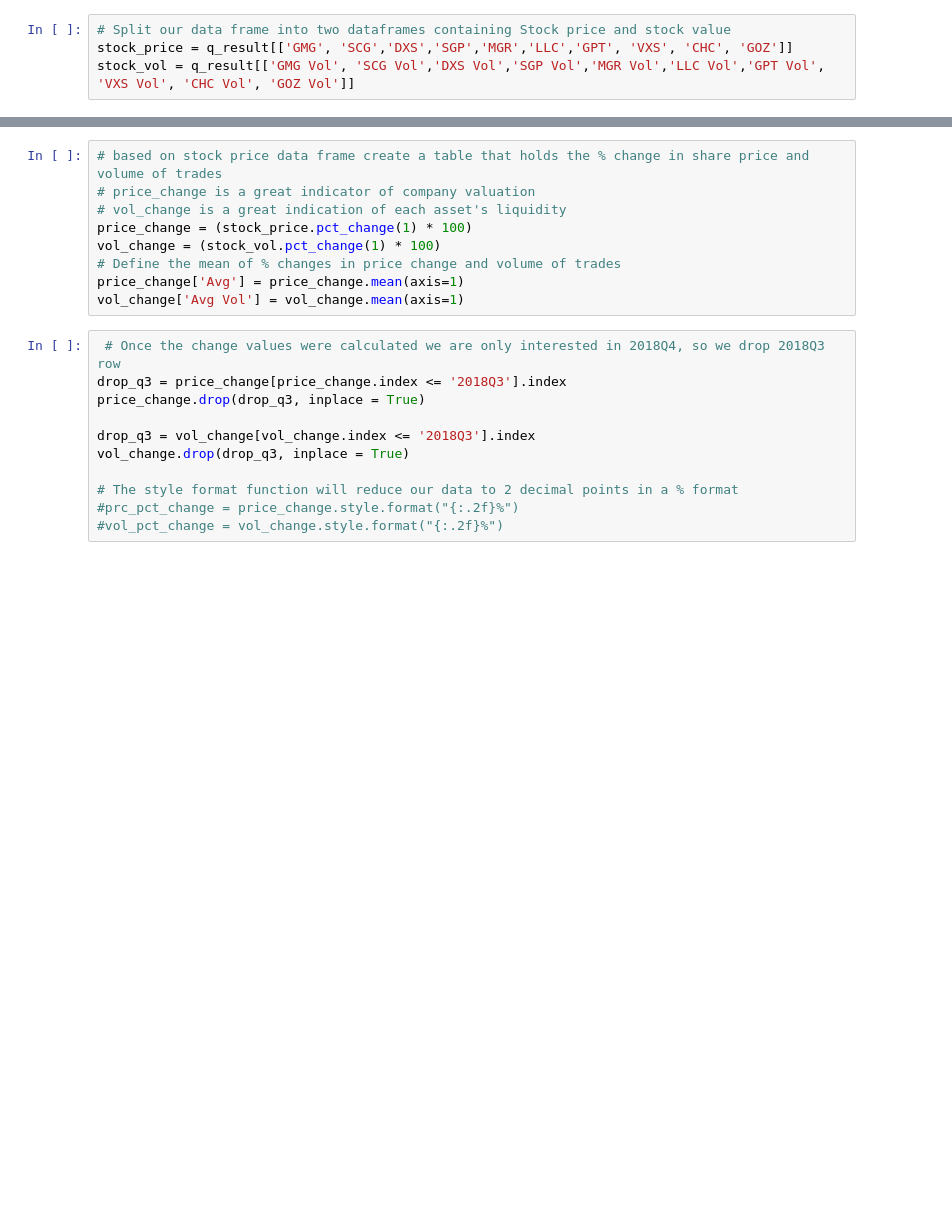
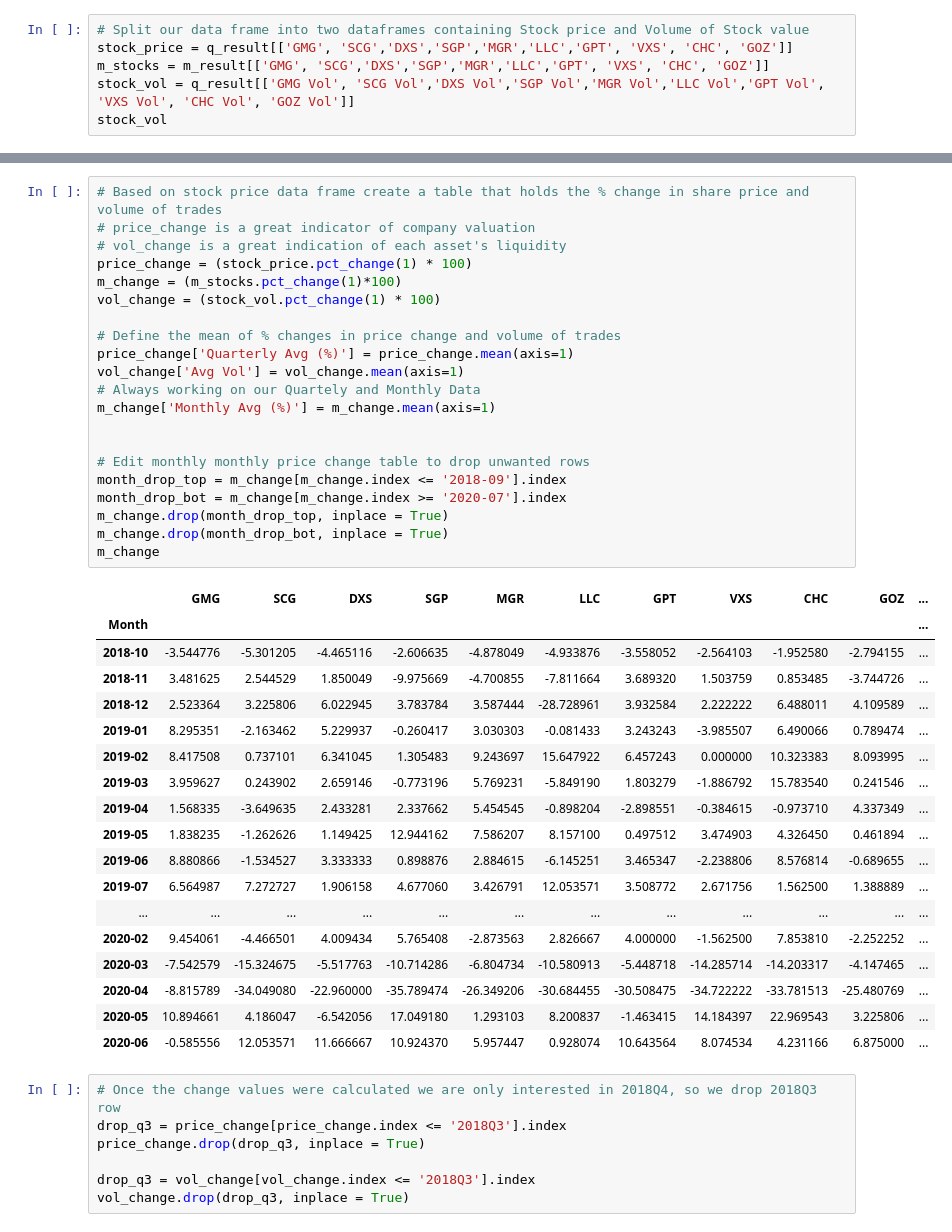
Before and after one commit to Supasyl/Data-Analytics-Project-1, a Jupyter notebook: Project 1.3 Notebooks/Stock Analysis .ipynb, the cells around one changed output, grey strips where cells are left out. Cells and saved outputs as stored; diff of their text form; blank space fills up the shorter version.

```diff
--- a/Project 1.3 Notebooks/Stock Analysis .ipynb
+++ b/Project 1.3 Notebooks/Stock Analysis .ipynb
@@ -132,4 +150,6 @@ q_result
 # %%
-# Split our data frame into two dataframes containing Stock price and stock value
+# Split our data frame into two dataframes containing Stock price and Volume of Stock value
 stock_price = q_result[['GMG', 'SCG','DXS','SGP','MGR','LLC','GPT', 'VXS', 'CHC', 'GOZ']]
+m_stocks = m_result[['GMG', 'SCG','DXS','SGP','MGR','LLC','GPT', 'VXS', 'CHC', 'GOZ']]
 stock_vol = q_result[['GMG Vol', 'SCG Vol','DXS Vol','SGP Vol','MGR Vol','LLC Vol','GPT Vol', 'VXS Vol', 'CHC Vol', 'GOZ Vol']]
+stock_vol
@@ -136,22 +169,49 @@ stock_vol = q_result[['GMG Vol', 'SCG Vol','DXS Vol','SGP Vol','MGR Vol','LLC Vo
 # %%
-# based on stock price data frame create a table that holds the % change in share price and volume of trades
+# Based on stock price data frame create a table that holds the % change in share price and volume of trades
 # price_change is a great indicator of company valuation
 # vol_change is a great indication of each asset's liquidity
 price_change = (stock_price.pct_change(1) * 100)
+m_change = (m_stocks.pct_change(1)*100)
 vol_change = (stock_vol.pct_change(1) * 100)
+
 # Define the mean of % changes in price change and volume of trades
-price_change['Avg'] = price_change.mean(axis=1)
+price_change['Quarterly Avg (%)'] = price_change.mean(axis=1)
 vol_change['Avg Vol'] = vol_change.mean(axis=1)
+# Always working on our Quartely and Monthly Data
+m_change['Monthly Avg (%)'] = m_change.mean(axis=1)
+
+
+# Edit monthly monthly price change table to drop unwanted rows
+month_drop_top = m_change[m_change.index <= '2018-09'].index
+month_drop_bot = m_change[m_change.index >= '2020-07'].index
+m_change.drop(month_drop_top, inplace = True)
+m_change.drop(month_drop_bot, inplace = True)
+m_change
+# %% [output]
+|  | GMG | SCG | DXS | SGP | MGR | LLC | GPT | VXS | CHC | GOZ | ... |
+| Month |  |  |  |  |  |  |  |  |  |  | ... |
+| 2018-10 | -3.544776 | -5.301205 | -4.465116 | -2.606635 | -4.878049 | -4.933876 | -3.558052 | -2.564103 | -1.952580 | -2.794155 | ... |
+| 2018-11 | 3.481625 | 2.544529 | 1.850049 | -9.975669 | -4.700855 | -7.811664 | 3.689320 | 1.503759 | 0.853485 | -3.744726 | ... |
+| 2018-12 | 2.523364 | 3.225806 | 6.022945 | 3.783784 | 3.587444 | -28.728961 | 3.932584 | 2.222222 | 6.488011 | 4.109589 | ... |
+| 2019-01 | 8.295351 | -2.163462 | 5.229937 | -0.260417 | 3.030303 | -0.081433 | 3.243243 | -3.985507 | 6.490066 | 0.789474 | ... |
+| 2019-02 | 8.417508 | 0.737101 | 6.341045 | 1.305483 | 9.243697 | 15.647922 | 6.457243 | 0.000000 | 10.323383 | 8.093995 | ... |
+| 2019-03 | 3.959627 | 0.243902 | 2.659146 | -0.773196 | 5.769231 | -5.849190 | 1.803279 | -1.886792 | 15.783540 | 0.241546 | ... |
+| 2019-04 | 1.568335 | -3.649635 | 2.433281 | 2.337662 | 5.454545 | -0.898204 | -2.898551 | -0.384615 | -0.973710 | 4.337349 | ... |
+| 2019-05 | 1.838235 | -1.262626 | 1.149425 | 12.944162 | 7.586207 | 8.157100 | 0.497512 | 3.474903 | 4.326450 | 0.461894 | ... |
+| 2019-06 | 8.880866 | -1.534527 | 3.333333 | 0.898876 | 2.884615 | -6.145251 | 3.465347 | -2.238806 | 8.576814 | -0.689655 | ... |
+| 2019-07 | 6.564987 | 7.272727 | 1.906158 | 4.677060 | 3.426791 | 12.053571 | 3.508772 | 2.671756 | 1.562500 | 1.388889 | ... |
+| ... | ... | ... | ... | ... | ... | ... | ... | ... | ... | ... | ... |
+| 2020-02 | 9.454061 | -4.466501 | 4.009434 | 5.765408 | -2.873563 | 2.826667 | 4.000000 | -1.562500 | 7.853810 | -2.252252 | ... |
+| 2020-03 | -7.542579 | -15.324675 | -5.517763 | -10.714286 | -6.804734 | -10.580913 | -5.448718 | -14.285714 | -14.203317 | -4.147465 | ... |
+| 2020-04 | -8.815789 | -34.049080 | -22.960000 | -35.789474 | -26.349206 | -30.684455 | -30.508475 | -34.722222 | -33.781513 | -25.480769 | ... |
+| 2020-05 | 10.894661 | 4.186047 | -6.542056 | 17.049180 | 1.293103 | 8.200837 | -1.463415 | 14.184397 | 22.969543 | 3.225806 | ... |
+| 2020-06 | -0.585556 | 12.053571 | 11.666667 | 10.924370 | 5.957447 | 0.928074 | 10.643564 | 8.074534 | 4.231166 | 6.875000 | ... |
 # %%
- # Once the change values were calculated we are only interested in 2018Q4, so we drop 2018Q3 row
+# Once the change values were calculated we are only interested in 2018Q4, so we drop 2018Q3 row
 drop_q3 = price_change[price_change.index <= '2018Q3'].index
 price_change.drop(drop_q3, inplace = True)
 
 drop_q3 = vol_change[vol_change.index <= '2018Q3'].index
 vol_change.drop(drop_q3, inplace = True)
-
-# The style format function will reduce our data to 2 decimal points in a % format
-#prc_pct_change = price_change.style.format("{:.2f}%")
-#vol_pct_change = vol_change.style.format("{:.2f}%")
 # %%
 # price_change is a great indicator of company valuation
```
Also changed, not shown: parts of 20 cells of this notebook, 14 other files.
